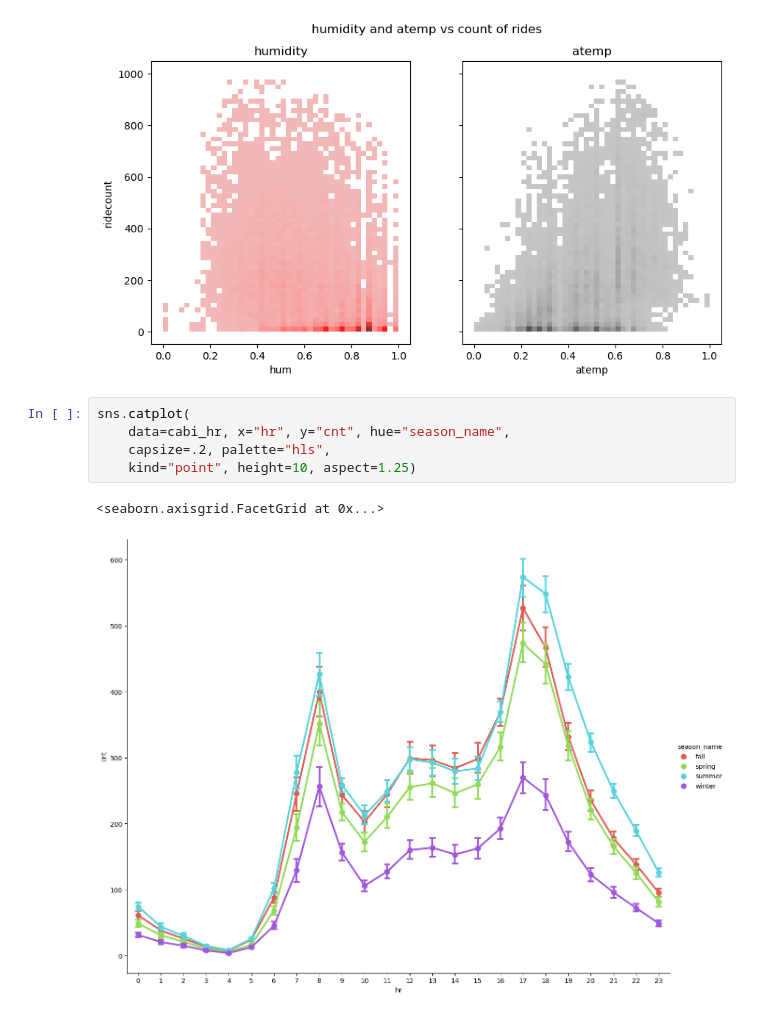
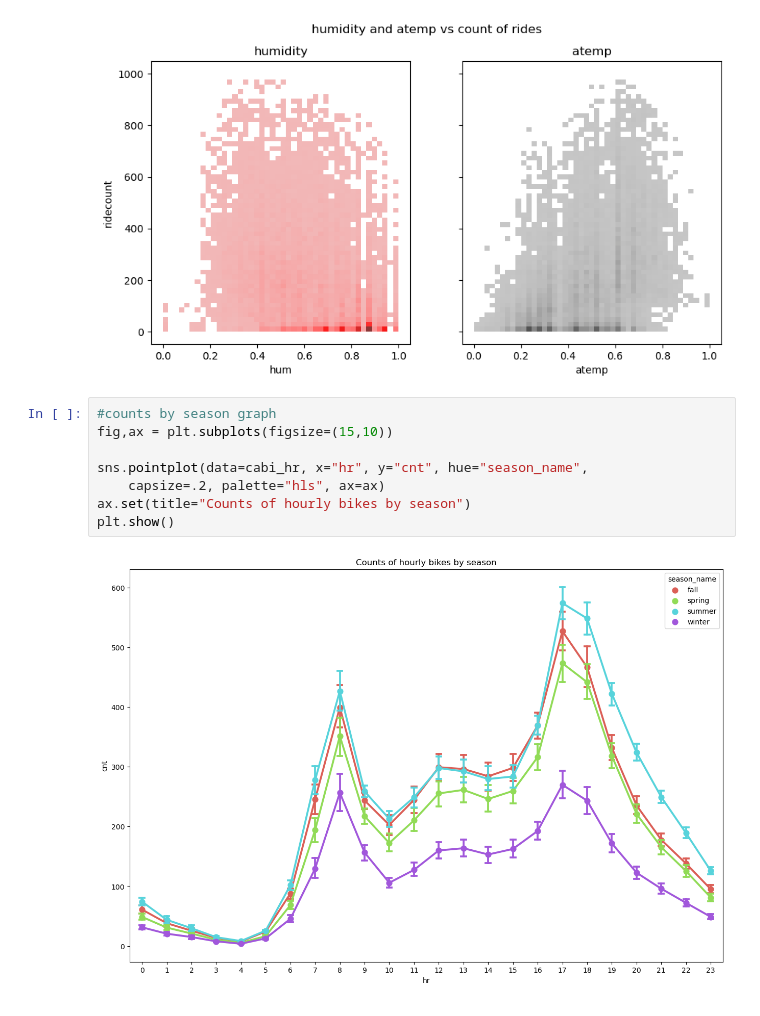
Before and after one commit to cdb8675309/Sprint-1, a Jupyter notebook: P3_S1.ipynb, the cells around one changed output. Saved outputs shown, nothing was run; the diff lists cells and outputs as text.

```diff
--- a/P3_S1.ipynb
+++ b/P3_S1.ipynb
@@ -338,11 +335,13 @@ ax[1].set_ylim(top=1050)
 plt.show()
 # %% [output]
 [figure]
-# %%
-sns.catplot(
-    data=cabi_hr, x="hr", y="cnt", hue="season_name",
-    capsize=.2, palette="hls",
-    kind="point", height=10, aspect=1.25)
-# %% [output]
-<seaborn.axisgrid.FacetGrid at 0x...>
-[figure, removed]
+# %%
+#counts by season graph
+fig,ax = plt.subplots(figsize=(15,10))
+
+sns.pointplot(data=cabi_hr, x="hr", y="cnt", hue="season_name",
+    capsize=.2, palette="hls", ax=ax)
+ax.set(title="Counts of hourly bikes by season")
+plt.show()
+# %% [output]
+[figure, added]
```
Also changed, not shown: parts of 5 cells of this notebook.
